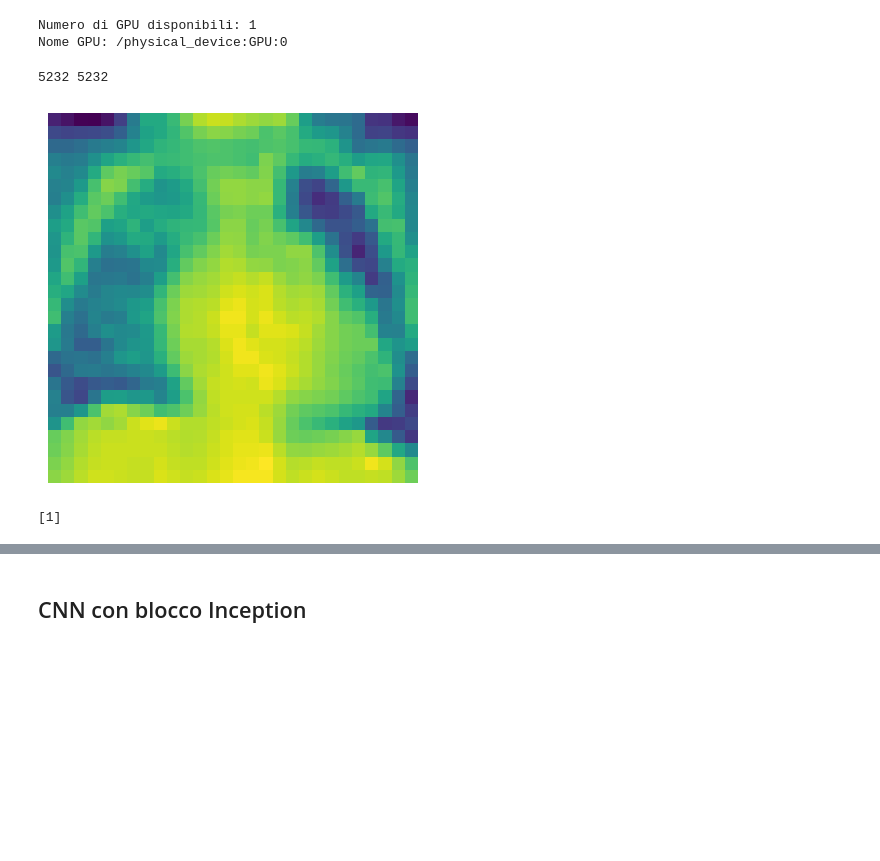
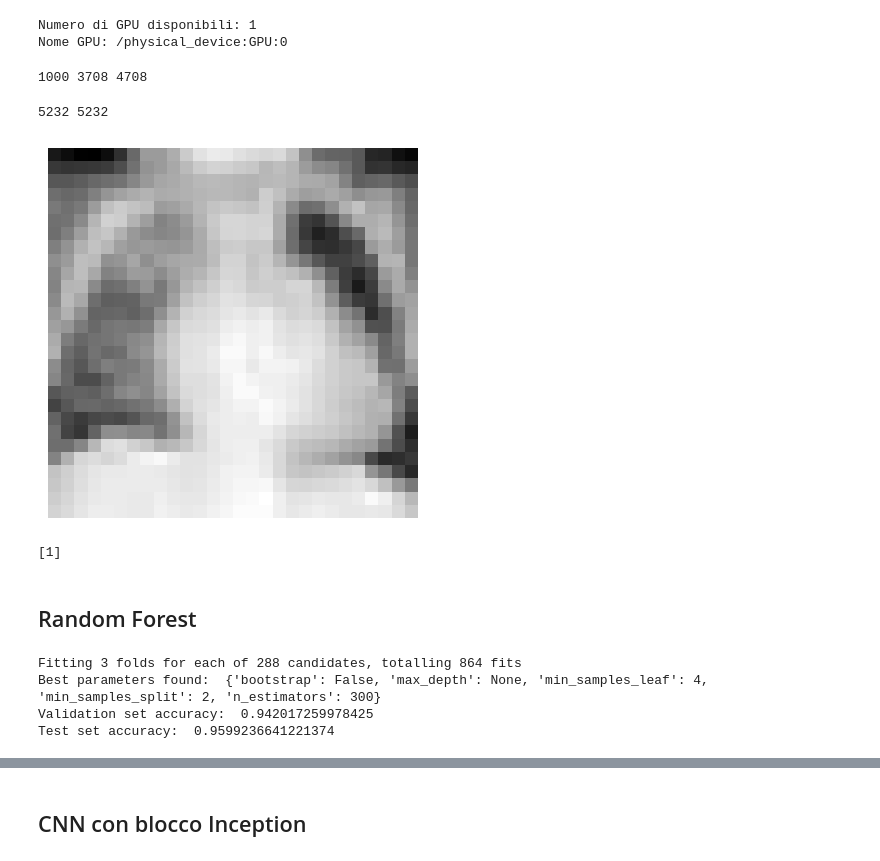
Before and after one commit to FilippoMuschera/Machine-Learning-Project, a Jupyter notebook: Progetto.ipynb, the cells around one changed output, grey strips where cells are left out. Saved outputs shown, nothing was run; the diff lists cells and outputs as text; code cells hidden in the pictures; blank space fills up the shorter version.

```diff
--- a/Progetto.ipynb
+++ b/Progetto.ipynb
@@ -43,13 +43,19 @@ x_train_labels = train_labels[:1000]
 
 #normalizzazione anche del test set
 test_images = test_images/255.
+
+print(len(x_train_images), len(x_valid_images), len(train_images))
+# %% [output]
+1000 3708 4708
 # %%
 print(len(x), len(y))
-plt.imshow(x_train_images[0])
+plt.imshow(x_train_images[0], cmap='gray')
 plt.axis('off')
 plt.show()
 print(y[0])
 # %% [output]
 5232 5232
-[figure, old version]
+[figure, new version]
 [1]
+# %% [markdown]
+## Random Forest
@@ -55,0 +67,41 @@ print(y[0])
+# %%
+x_train_flat = x_train_images.reshape(x_train_images.shape[0], -1)
+x_valid_flat = x_valid_images.reshape(x_valid_images.shape[0], -1)
+test_flat = test_images.reshape(test_images.shape[0], -1)
+
+# Creazione del modello di Random Forest
+rf = RandomForestClassifier(random_state=42) # seed per rendere l'analisi ripetibile
+
+# Definizione della griglia degli iperparametri
+param_grid = {
+    'n_estimators': [100, 200, 300, 500],
+    'max_depth': [None, 10, 20, 30],
+    'min_samples_split': [2, 5, 10],
+    'min_samples_leaf': [1, 2, 4],
+    'bootstrap': [True, False]
+}
+
+# Creazione della grid search
+grid_search = GridSearchCV(estimator=rf, param_grid=param_grid, cv=3, n_jobs=-1, verbose=3)
+
+# Addestramento della grid search
+grid_search.fit(x_train_flat, x_train_labels.ravel())
+
+# Migliori iperparametri trovati
+print("Best parameters found: ", grid_search.best_params_)
+
+# Valutazione del modello sul validation set
+best_rf = grid_search.best_estimator_
+valid_predictions = best_rf.predict(x_valid_flat)
+accuracy = accuracy_score(x_valid_labels.ravel(), valid_predictions)
+print("Validation set accuracy: ", accuracy)
+
+# Valutazione finale sul test set
+test_predictions = best_rf.predict(test_flat)
+test_accuracy = accuracy_score(test_labels.ravel(), test_predictions)
+print("Test set accuracy: ", test_accuracy)
+# %% [output]
+Fitting 3 folds for each of 288 candidates, totalling 864 fits
+Best parameters found:  {'bootstrap': False, 'max_depth': None, 'min_samples_leaf': 4, 'min_samples_split': 2, 'n_estimators': 300}
+Validation set accuracy:  0.942017259978425
+Test set accuracy:  0.9599236641221374
```
Also changed, not shown: parts of 30 cells of this notebook.
